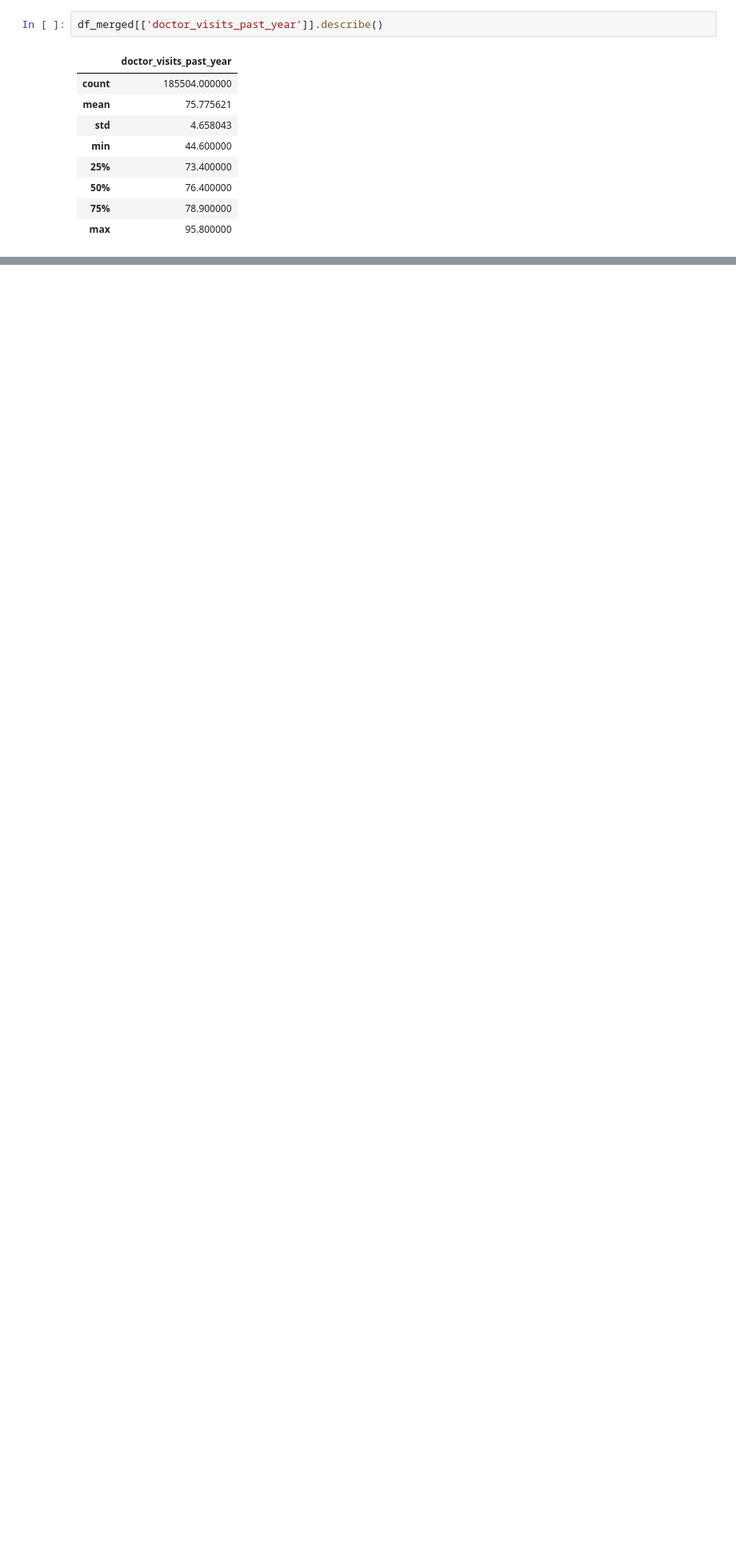
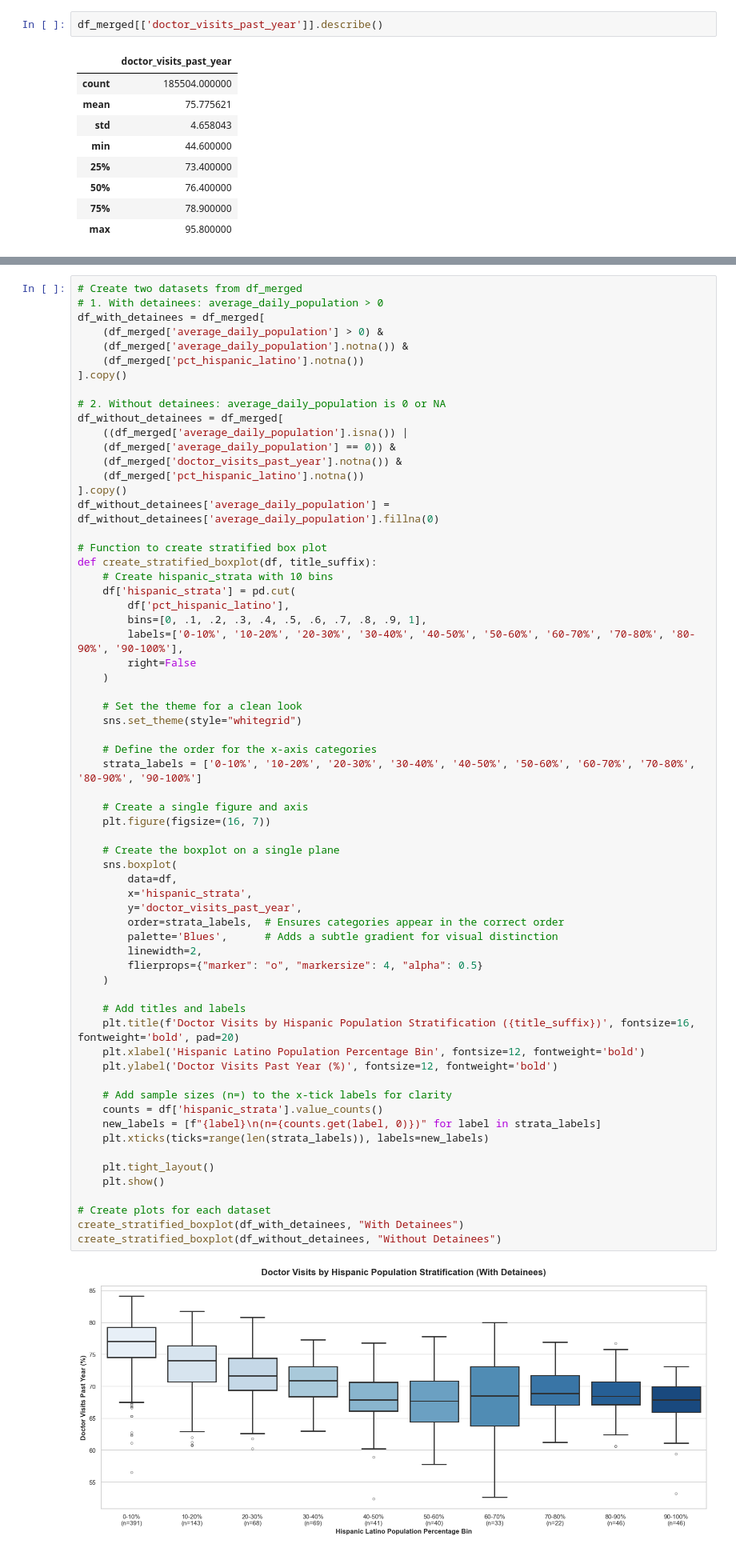
Before and after one commit to riverar9/data698-master-research-project, a Jupyter notebook: Appendix A - Python Code.ipynb, the cells around one changed output, grey strips where cells are left out. Shown at 80% size. Drawn from its saved outputs; the diff is of its cells as text; blank space fills up the shorter version.

```diff
--- a/Appendix A - Python Code.ipynb
+++ b/Appendix A - Python Code.ipynb
@@ -1546,0 +1375,66 @@ plt.show()
+# %%
+# Create two datasets from df_merged
+# 1. With detainees: average_daily_population > 0
+df_with_detainees = df_merged[
+    (df_merged['average_daily_population'] > 0) &
+    (df_merged['average_daily_population'].notna()) &
+    (df_merged['pct_hispanic_latino'].notna())
+].copy()
+
+# 2. Without detainees: average_daily_population is 0 or NA
+df_without_detainees = df_merged[
+    ((df_merged['average_daily_population'].isna()) |
+    (df_merged['average_daily_population'] == 0)) &
+    (df_merged['doctor_visits_past_year'].notna()) &
+    (df_merged['pct_hispanic_latino'].notna())
+].copy()
+df_without_detainees['average_daily_population'] = df_without_detainees['average_daily_population'].fillna(0)
+
+# Function to create stratified box plot
+def create_stratified_boxplot(df, title_suffix):
+    # Create hispanic_strata with 10 bins
+    df['hispanic_strata'] = pd.cut(
+        df['pct_hispanic_latino'],
+        bins=[0, .1, .2, .3, .4, .5, .6, .7, .8, .9, 1],
+        labels=['0-10%', '10-20%', '20-30%', '30-40%', '40-50%', '50-60%', '60-70%', '70-80%', '80-90%', '90-100%'],
+        right=False
+    )
+
+    # Set the theme for a clean look
+    sns.set_theme(style="whitegrid")
+
+    # Define the order for the x-axis categories
+    strata_labels = ['0-10%', '10-20%', '20-30%', '30-40%', '40-50%', '50-60%', '60-70%', '70-80%', '80-90%', '90-100%']
+
+    # Create a single figure and axis
+    plt.figure(figsize=(16, 7))
+
+    # Create the boxplot on a single plane
+    sns.boxplot(
+        data=df,
+        x='hispanic_strata',
+        y='doctor_visits_past_year',
+        order=strata_labels,  # Ensures categories appear in the correct order
+        palette='Blues',      # Adds a subtle gradient for visual distinction
+        linewidth=2,
+        flierprops={"marker": "o", "markersize": 4, "alpha": 0.5}
+    )
+
+    # Add titles and labels
+    plt.title(f'Doctor Visits by Hispanic Population Stratification ({title_suffix})', fontsize=16, fontweight='bold', pad=20)
+    plt.xlabel('Hispanic Latino Population Percentage Bin', fontsize=12, fontweight='bold')
+    plt.ylabel('Doctor Visits Past Year (%)', fontsize=12, fontweight='bold')
+
+    # Add sample sizes (n=) to the x-tick labels for clarity
+    counts = df['hispanic_strata'].value_counts()
+    new_labels = [f"{label}\n(n={counts.get(label, 0)})" for label in strata_labels]
+    plt.xticks(ticks=range(len(strata_labels)), labels=new_labels)
+
+    plt.tight_layout()
+    plt.show()
+
+# Create plots for each dataset
+create_stratified_boxplot(df_with_detainees, "With Detainees")
+create_stratified_boxplot(df_without_detainees, "Without Detainees")
+# %% [output]
+[figure, added]
```
Also changed, not shown: parts of 35 cells of this notebook, 1 other file.
